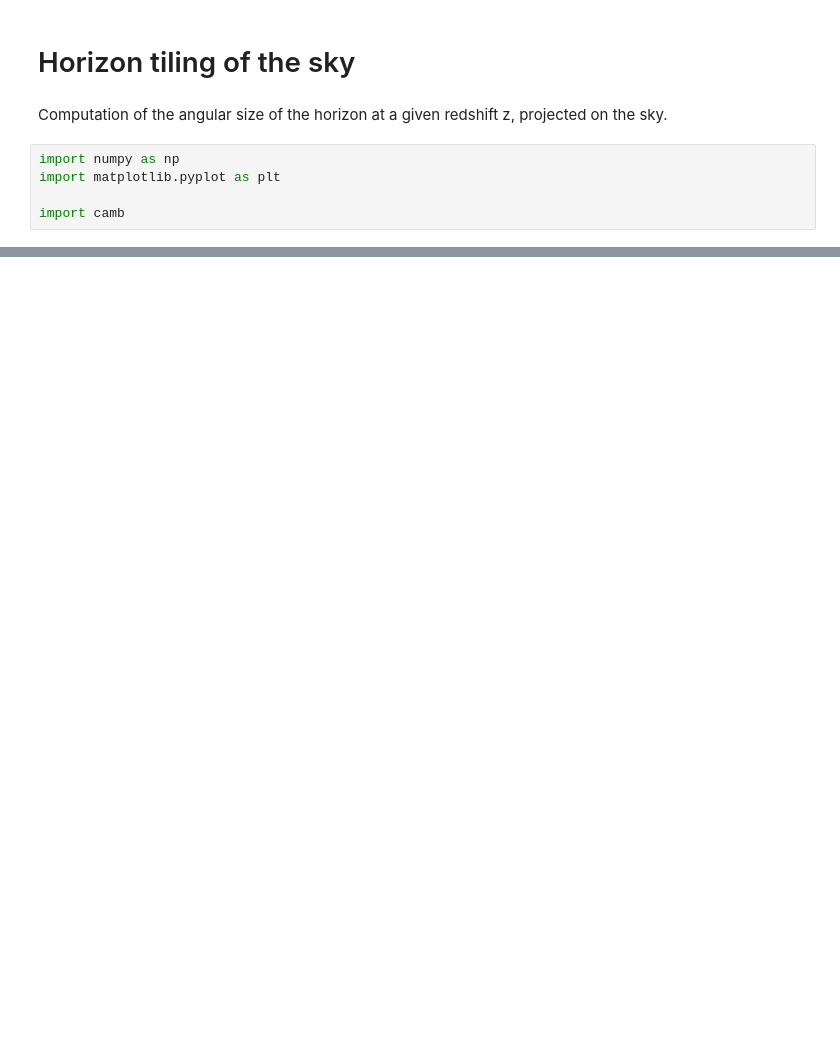
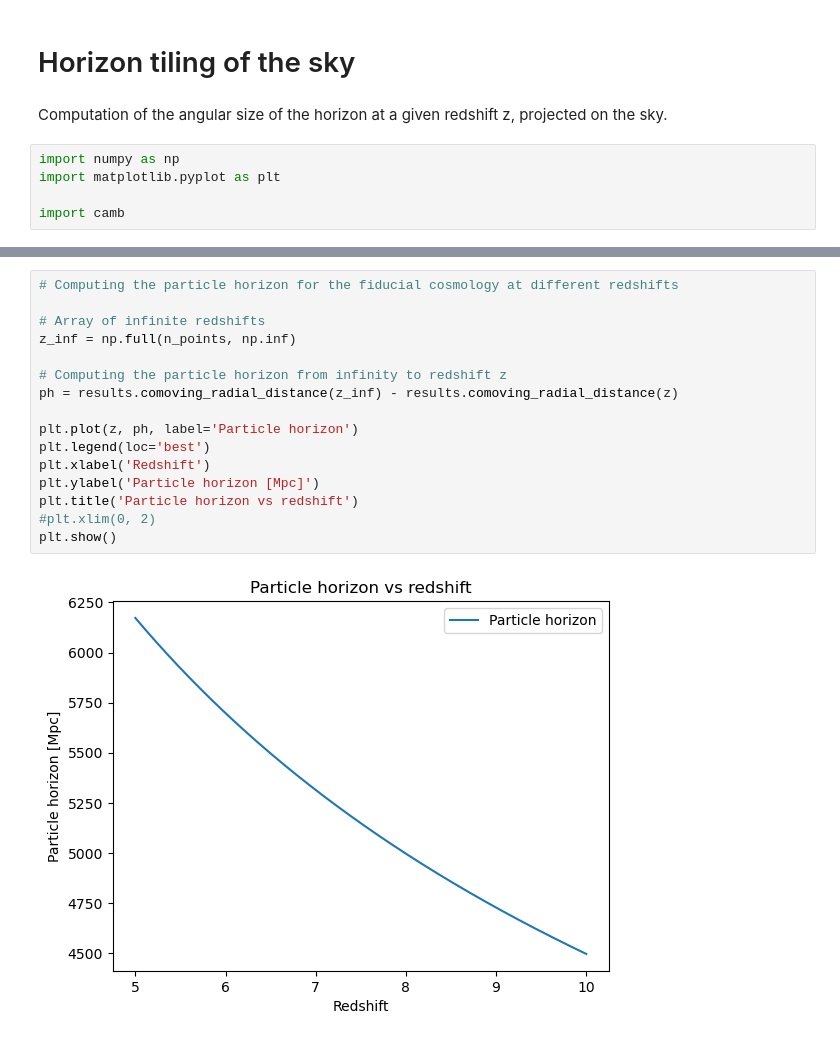
Before and after one commit to GenovaCosmology/AstroCosmoComputational, a Jupyter notebook: Students/Gabriele_Russo/CosmicStructures/ex2.ipynb, the cells around one changed output, grey strips where cells are left out. Saved outputs shown, nothing was run; the diff lists cells and outputs as text; blank space fills up the shorter version.

```diff
--- a/Students/Gabriele_Russo/CosmicStructures/ex2.ipynb
+++ b/Students/Gabriele_Russo/CosmicStructures/ex2.ipynb
@@ -64,0 +35,18 @@ results_rad_dom = camb.get_results(pars_rad_dom)
+# %%
+# Computing the particle horizon for the fiducial cosmology at different redshifts
+
+# Array of infinite redshifts
+z_inf = np.full(n_points, np.inf)
+
+# Computing the particle horizon from infinity to redshift z
+ph = results.comoving_radial_distance(z_inf) - results.comoving_radial_distance(z)
+
+plt.plot(z, ph, label='Particle horizon')
+plt.legend(loc='best')
+plt.xlabel('Redshift')
+plt.ylabel('Particle horizon [Mpc]')
+plt.title('Particle horizon vs redshift')
+#plt.xlim(0, 2)
+plt.show()
+# %% [output]
+[figure, added]
```
Also changed, not shown: parts of 6 cells of this notebook.
